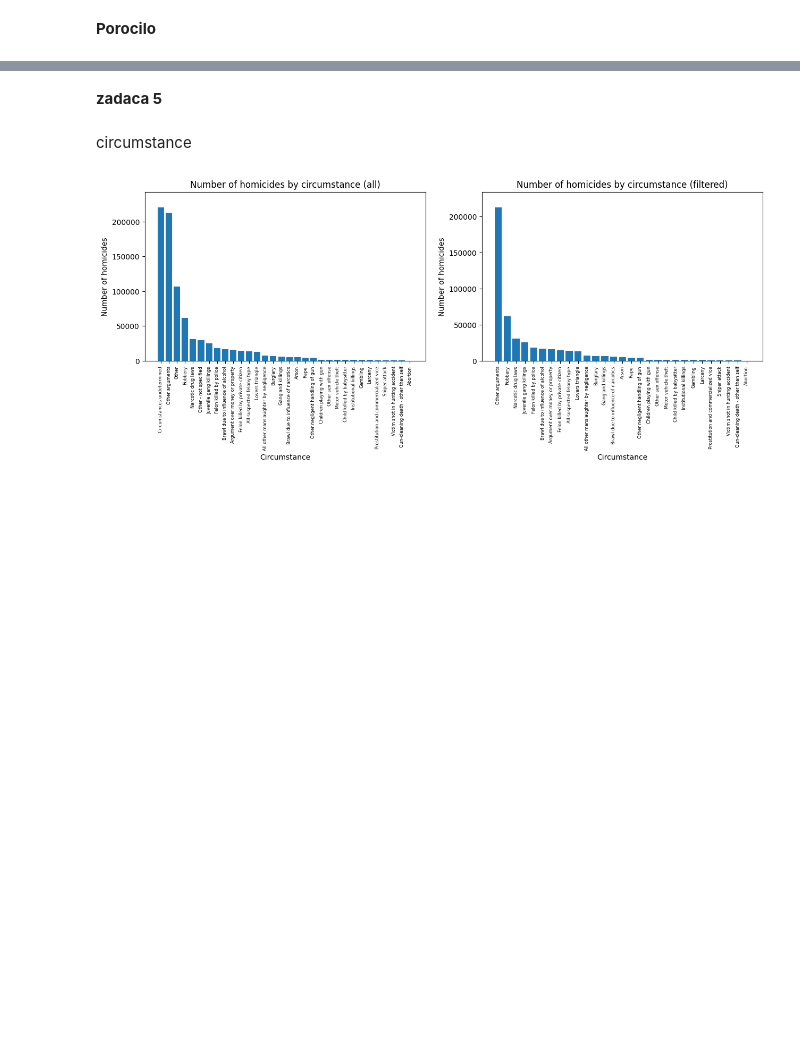
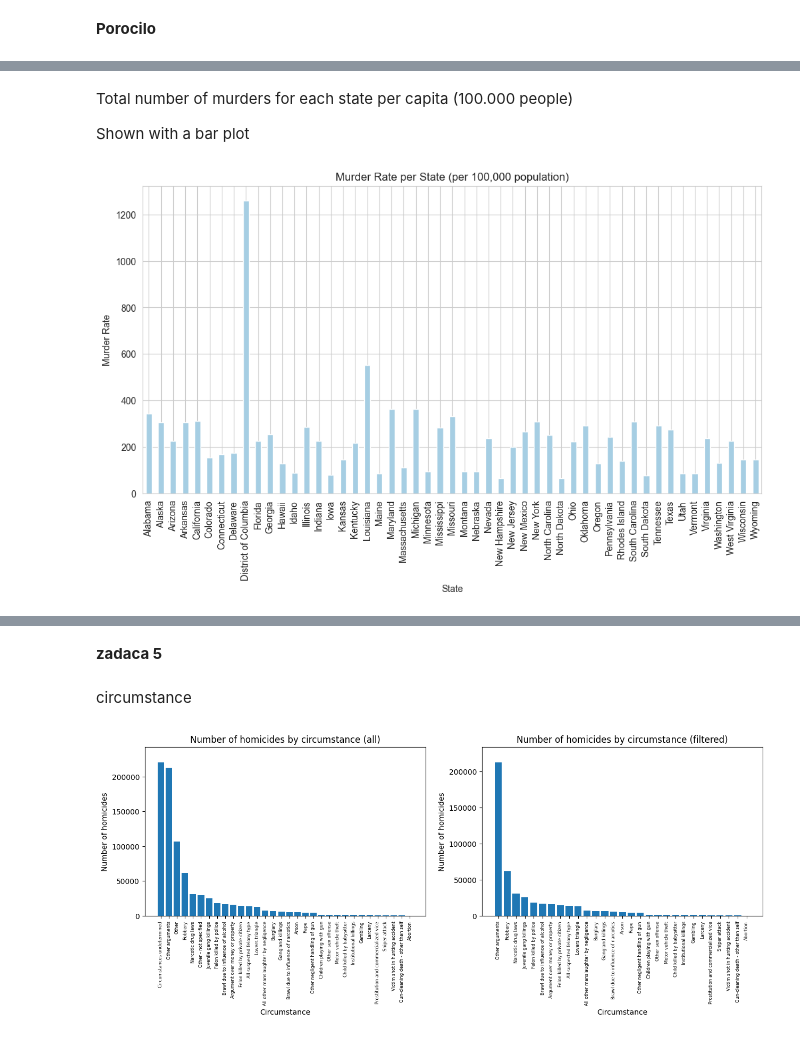
Before and after one commit to BodanT/PR23BTADBSDDDN, a Jupyter notebook: Porocilo.ipynb, the cells around one changed output, grey strips where cells are left out. Cells and saved outputs as stored; diff of their text form; code cells hidden in the pictures; blank space fills up the shorter version.

```diff
--- a/Porocilo.ipynb
+++ b/Porocilo.ipynb
@@ -4,8 +4,11 @@
 import warnings
 import pandas as pd
 import matplotlib.pyplot as plt
+import plotly.express as px
+import seaborn as sns
 
 warnings.filterwarnings("ignore", category=pd.errors.DtypeWarning)
 
 df_homicides = pd.read_csv(".\\files\\USA_homicides\\USA_homicides_processed.csv")
 df_guns = pd.read_csv('.\\files\\guns_per_capita.csv', header=0)
+df_population = pd.read_csv(".\\files\\us_population_2019.csv")
@@ -11,0 +104,17 @@ df_guns = pd.read_csv('.\\files\\guns_per_capita.csv', header=0)
+# %% [markdown]
+Total number of murders for each state per capita (100.000 people)
+
+Shown with a bar plot
+# %%
+population_by_state = df_population.set_index("State")["Population"]
+
+murder_rate_by_state = murders_by_state / population_by_state * 100000
+
+plt.figure(figsize=(12,6))
+murder_rate_by_state.plot(kind="bar")
+plt.title("Murder Rate per State (per 100,000 population)")
+plt.xlabel("State")
+plt.ylabel("Murder Rate")
+plt.show()
+# %% [output]
+[figure, added]
```
Also changed, not shown: parts of 6 cells of this notebook.
